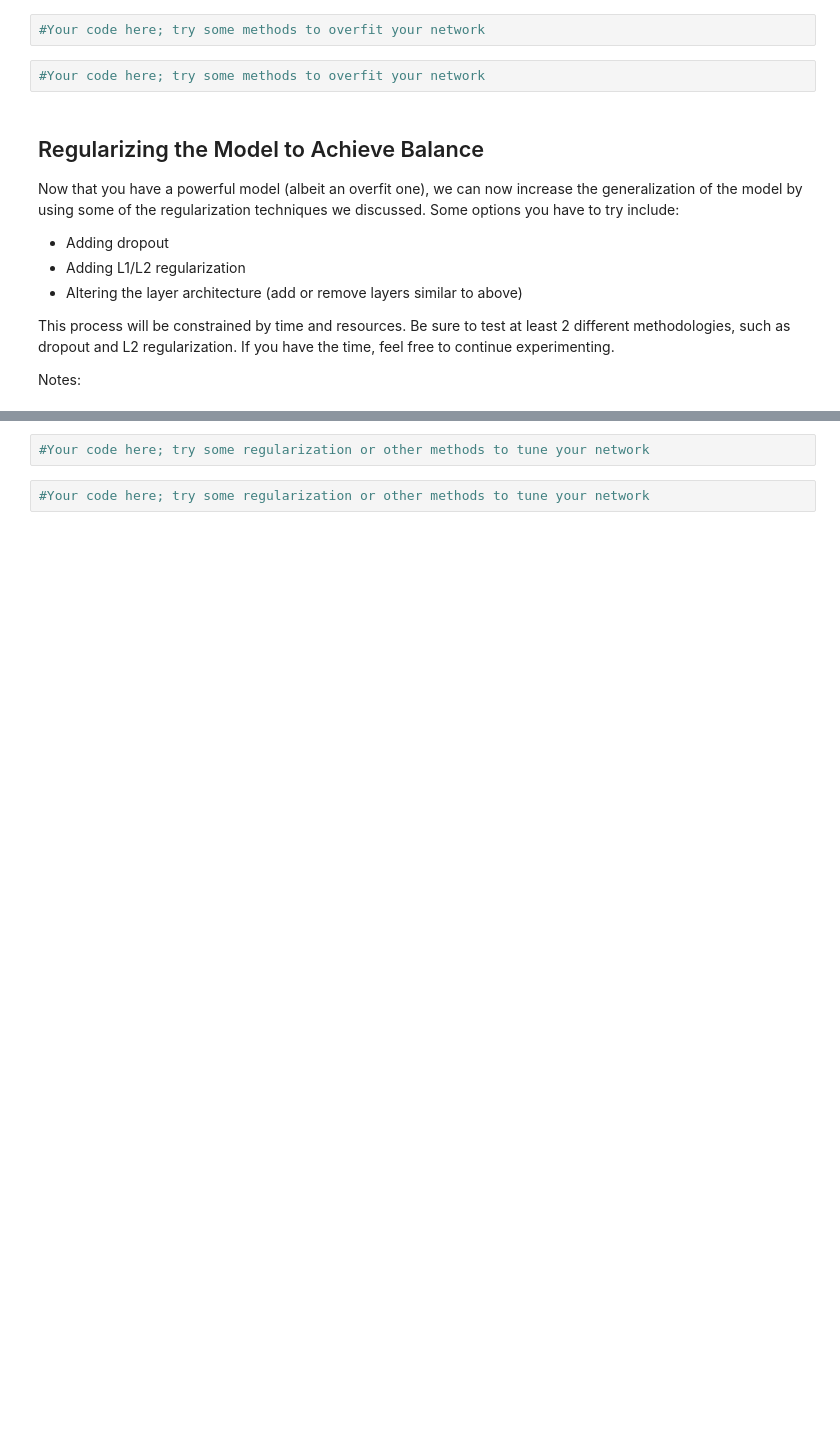
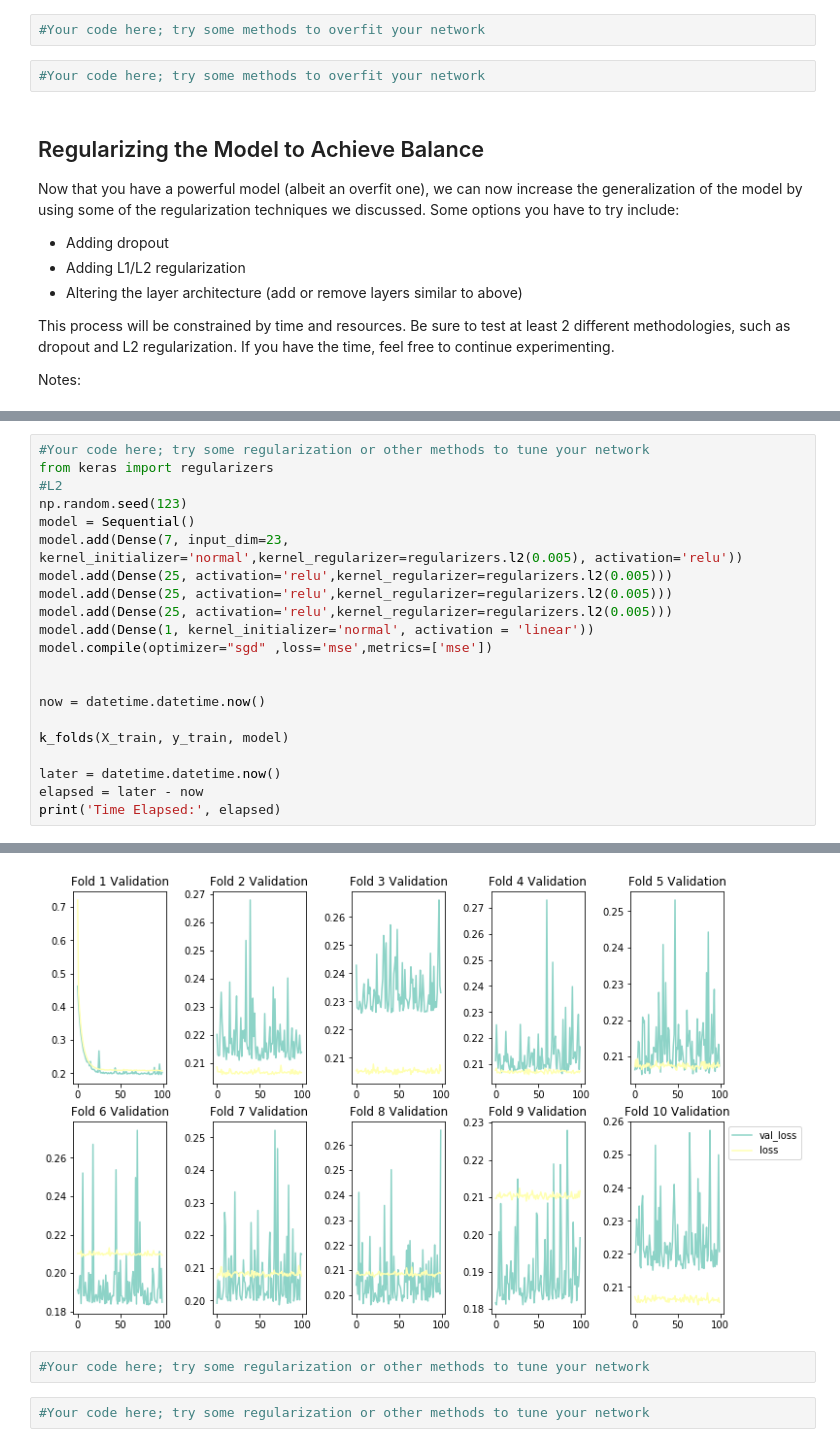
Before and after one commit to MissAle17/dsc-04-42-06-tuning-and-optimizing-neural-networks-lab-online-ds-sp-000, a Jupyter notebook: index.ipynb, the cells around one changed output, grey strips where cells are left out. Drawn from its saved outputs; the diff is of its cells as text; blank space fills up the shorter version.

```diff
--- a/index.ipynb
+++ b/index.ipynb
@@ -299,0 +334,22 @@ Notes:
+# %%
+#Your code here; try some regularization or other methods to tune your network
+from keras import regularizers
+#L2
+np.random.seed(123)
+model = Sequential()
+model.add(Dense(7, input_dim=23, kernel_initializer='normal',kernel_regularizer=regularizers.l2(0.005), activation='relu'))
+model.add(Dense(25, activation='relu',kernel_regularizer=regularizers.l2(0.005)))
+model.add(Dense(25, activation='relu',kernel_regularizer=regularizers.l2(0.005)))
+model.add(Dense(25, activation='relu',kernel_regularizer=regularizers.l2(0.005)))
+model.add(Dense(1, kernel_initializer='normal', activation = 'linear'))
+model.compile(optimizer="sgd" ,loss='mse',metrics=['mse'])
+
+
+now = datetime.datetime.now()
+
+k_folds(X_train, y_train, model)
+
+later = datetime.datetime.now()
+elapsed = later - now
+print('Time Elapsed:', elapsed)
+# %% [output]
@@ -300,3 +369,4 @@ Notes:
+[figure, added]
 # %%
 #Your code here; try some regularization or other methods to tune your network
 # %%
```
Also changed, not shown: parts of 4 cells of this notebook.
